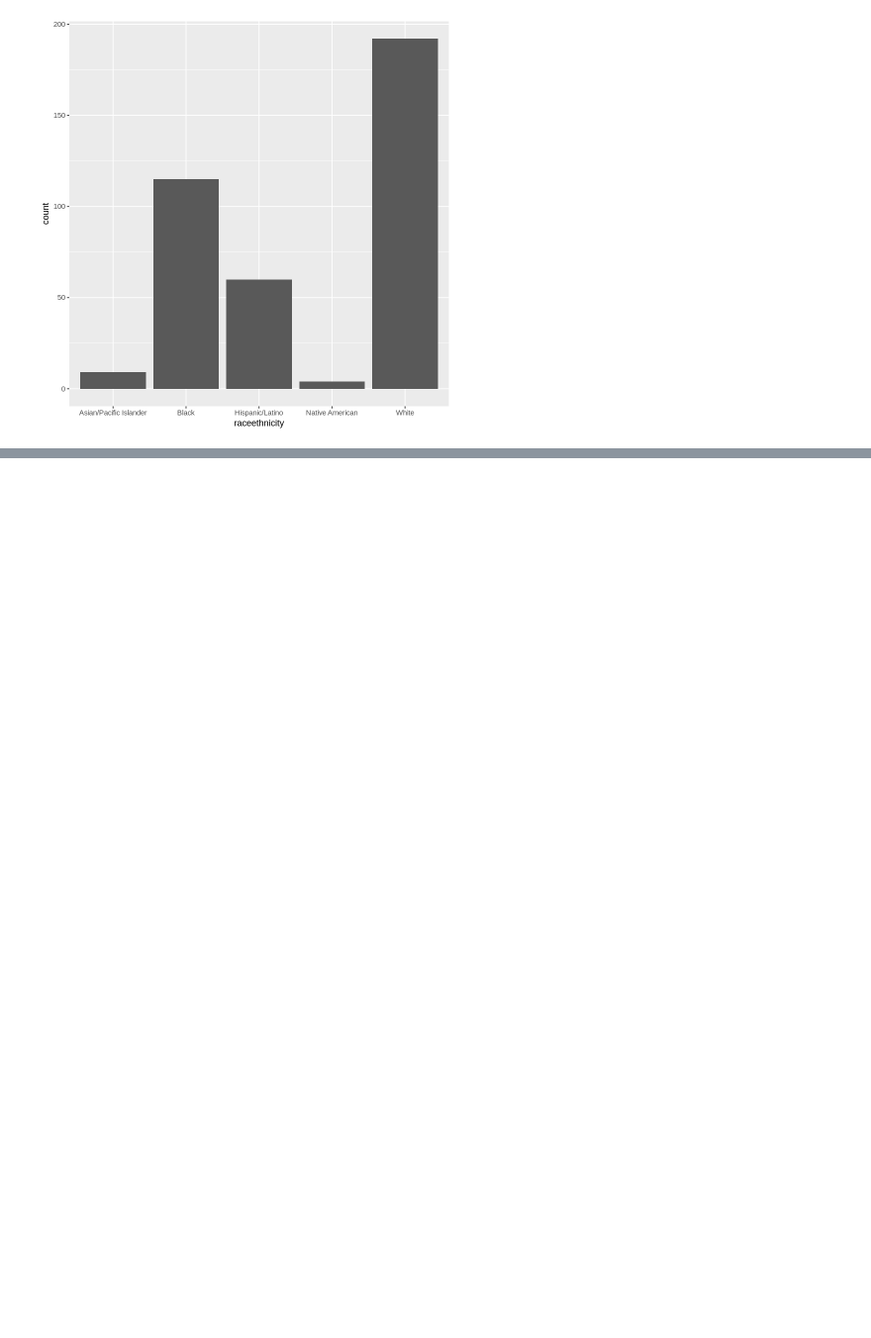
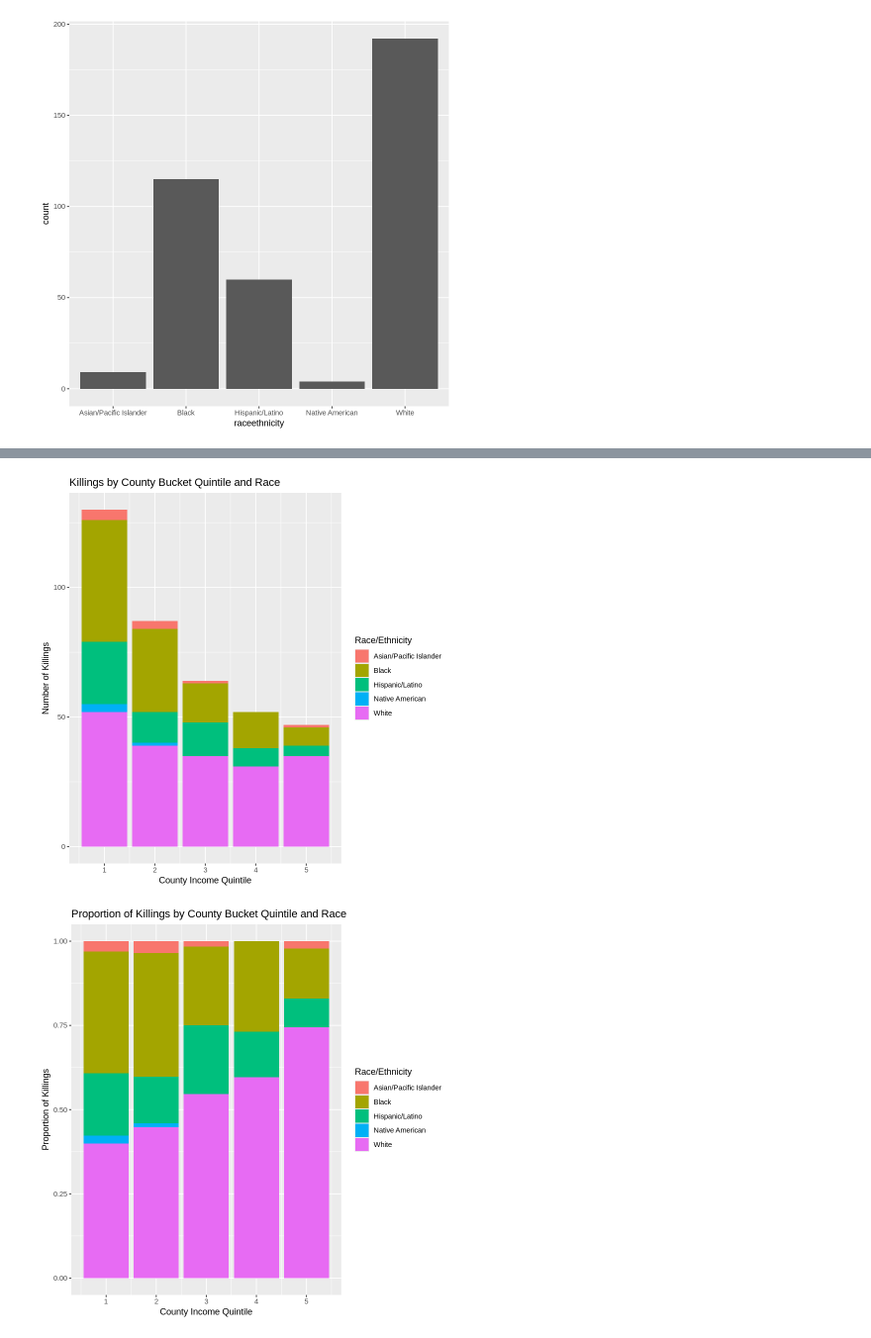
Before and after one commit to bwaves26/statclass, a Jupyter notebook: finalproject.ipynb, the cells around one changed output, grey strips where cells are left out. Shown at 99% size. Cells and saved outputs as stored; diff of their text form; code cells hidden in the pictures; blank space fills up the shorter version.

```diff
--- a/finalproject.ipynb
+++ b/finalproject.ipynb
@@ -74,0 +108,34 @@ ggplot(killings_and_population, aes(x = raceethnicity, y = rate)) +
+# %%
+# prompt: fill by county bucket quintile
+
+# Assuming 'county_bucket' is already a factor or has been converted
+# If not, uncomment the following line:
+# police_killings_clean$county_bucket <- as.factor(police_killings_clean$county_bucket)
+
+
+ggplot(police_killings_clean, aes(x = county_bucket, fill = raceethnicity)) +
+  geom_bar() +
+  labs(title = "Killings by County Bucket Quintile and Race",
+       x = "County Income Quintile",
+       y = "Number of Killings",
+       fill = "Race/Ethnicity")
+
+
+# For a stacked bar chart:
+ggplot(police_killings_clean, aes(x = county_bucket, fill = raceethnicity)) +
+  geom_bar(position = "fill") + # Use position = "fill" for proportions
+  labs(title = "Proportion of Killings by County Bucket Quintile and Race",
+       x = "County Income Quintile",
+       y = "Proportion of Killings",
+       fill = "Race/Ethnicity")
+
+#For a dodged bar chart:
+ggplot(police_killings_clean, aes(x = county_bucket, fill = raceethnicity)) +
+  geom_bar(position = "dodge") +
+  labs(title = "Killings by County Bucket Quintile and Race",
+       x = "County Income Quintile",
+       y = "Number of Killings",
+       fill = "Race/Ethnicity")
+# %% [output]
+[figure, added]
+[figure, added]
```
Also changed, not shown: parts of 6 cells of this notebook.
